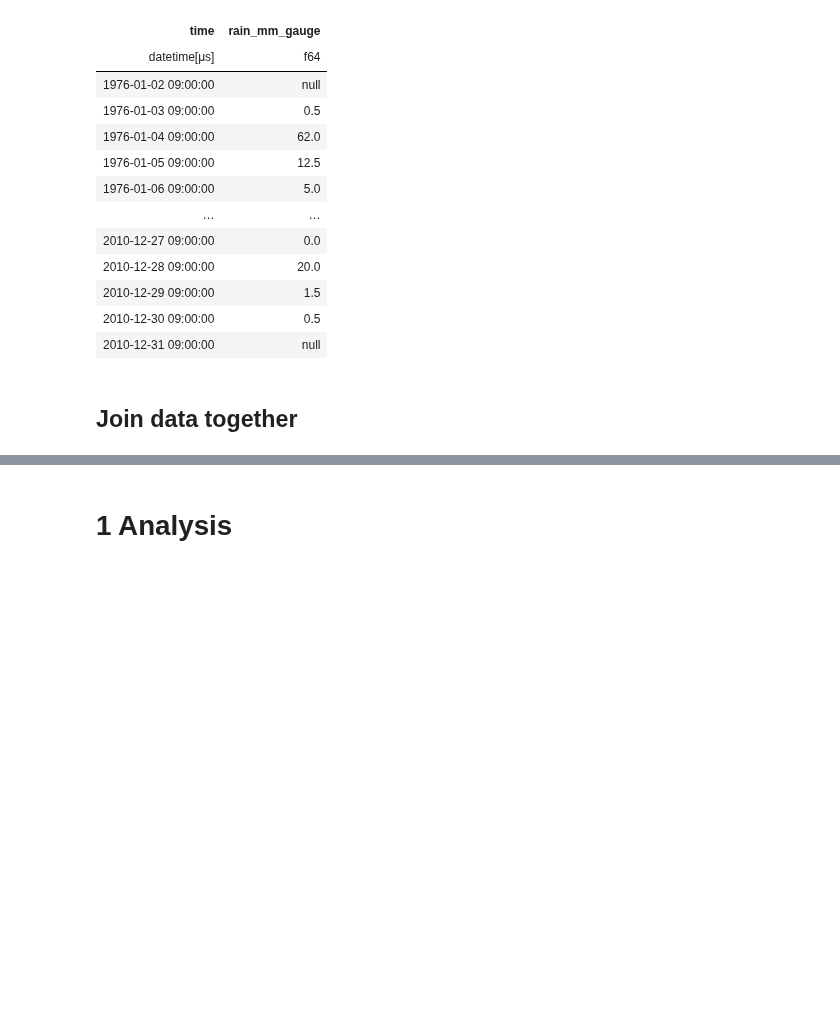
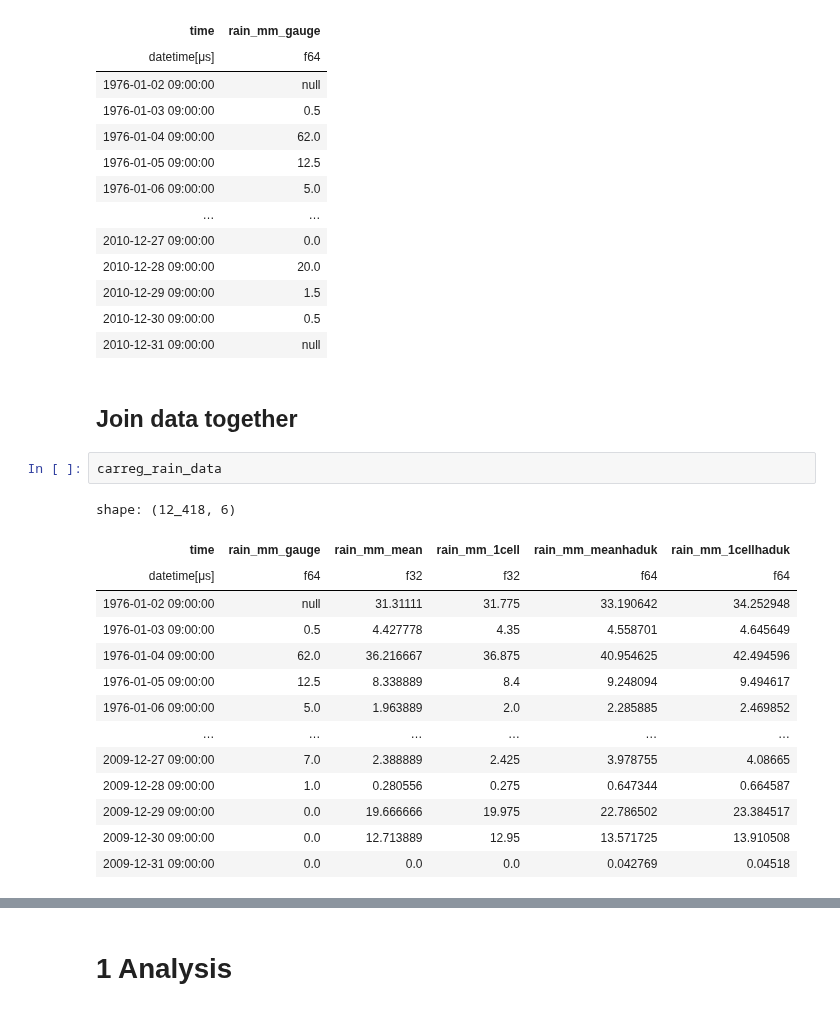
Before and after one commit to Thomasjkeel/FDRI-comparing-rainfall-data-in-upper-severn, a Jupyter notebook: Carreg_wen_gauge_vs_grid.ipynb, the cells around one changed output, grey strips where cells are left out. Cells and saved outputs as stored; diff of their text form; blank space fills up the shorter version.

```diff
--- a/Carreg_wen_gauge_vs_grid.ipynb
+++ b/Carreg_wen_gauge_vs_grid.ipynb
@@ -143,4 +167,21 @@ shape: (12_783, 2)
 | 2010-12-31 09:00:00 | null |
 # %% [markdown]
 ## Join data together
+# %%
+carreg_rain_data
+# %% [output]
+shape: (12_418, 6)
+| time | rain_mm_gauge | rain_mm_mean | rain_mm_1cell | rain_mm_meanhaduk | rain_mm_1cellhaduk |
+| datetime[μs] | f64 | f32 | f32 | f64 | f64 |
+| 1976-01-02 09:00:00 | null | 31.31111 | 31.775 | 33.190642 | 34.252948 |
+| 1976-01-03 09:00:00 | 0.5 | 4.427778 | 4.35 | 4.558701 | 4.645649 |
+| 1976-01-04 09:00:00 | 62.0 | 36.216667 | 36.875 | 40.954625 | 42.494596 |
+| 1976-01-05 09:00:00 | 12.5 | 8.338889 | 8.4 | 9.248094 | 9.494617 |
+| 1976-01-06 09:00:00 | 5.0 | 1.963889 | 2.0 | 2.285885 | 2.469852 |
+| … | … | … | … | … | … |
+| 2009-12-27 09:00:00 | 7.0 | 2.388889 | 2.425 | 3.978755 | 4.08665 |
+| 2009-12-28 09:00:00 | 1.0 | 0.280556 | 0.275 | 0.647344 | 0.664587 |
+| 2009-12-29 09:00:00 | 0.0 | 19.666666 | 19.975 | 22.786502 | 23.384517 |
+| 2009-12-30 09:00:00 | 0.0 | 12.713889 | 12.95 | 13.571725 | 13.910508 |
+| 2009-12-31 09:00:00 | 0.0 | 0.0 | 0.0 | 0.042769 | 0.04518 |
 # %%
```
Also changed, not shown: parts of 25 cells of this notebook.
